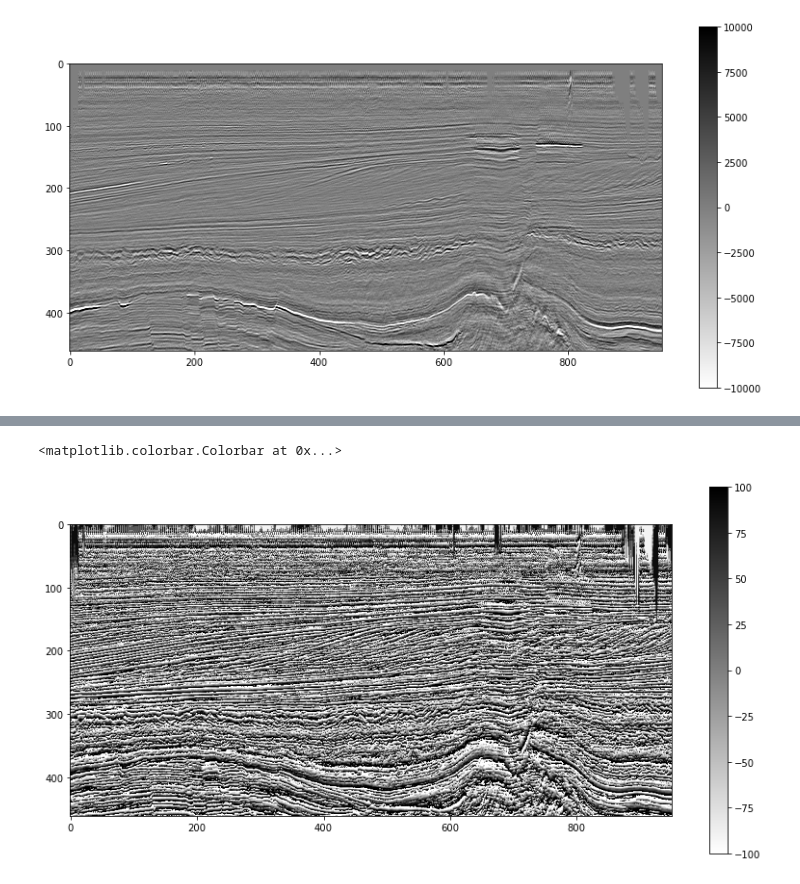
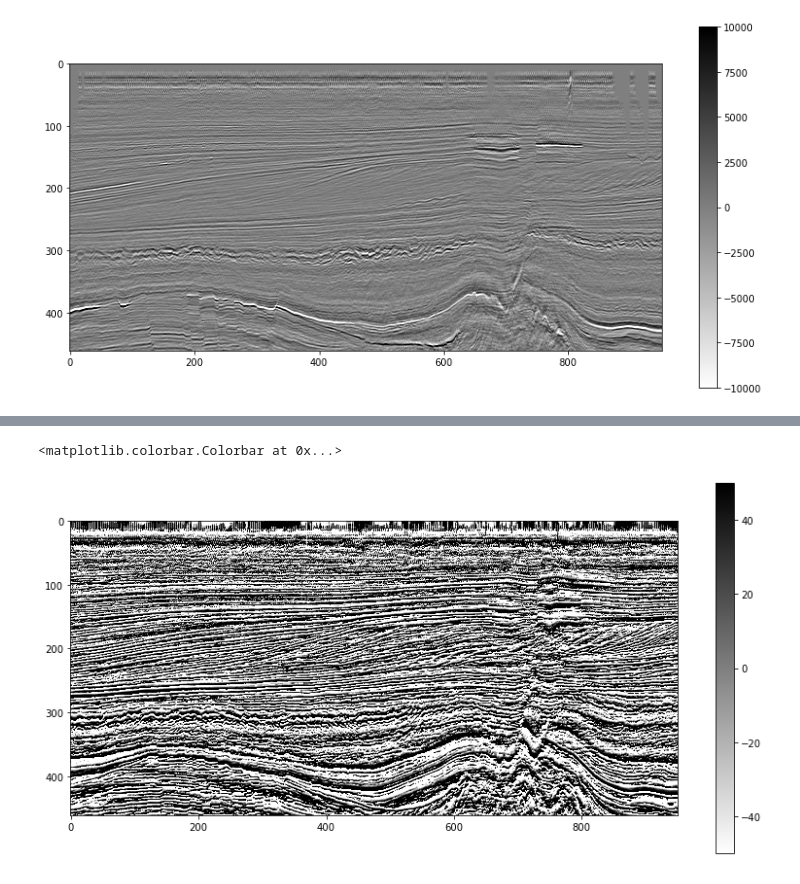
Before and after one commit to alexleogc/GEO214_Interpretacao_de_dados_sismicos_2021_2, a Jupyter notebook: Notebooks/005_Single_trace_attribute.ipynb, the cells around one changed output, grey strips where cells are left out. Cells and saved outputs as stored; diff of their text form; code cells hidden in the pictures.

```diff
--- a/Notebooks/005_Single_trace_attribute.ipynb
+++ b/Notebooks/005_Single_trace_attribute.ipynb
@@ -64,5 +64,5 @@ plt.colorbar()
 # %%
-iline = seismic_data.iline[100]
+iline = seismic_data.iline[170]
 iline.shape
 # %% [output]
 (951, 462)
@@ -73,5 +73,5 @@ plot_single_trace(iline[650])
 # %%
-trace = iline[650] #tomando o traço 150 para obter o traço complexo
+trace = iline[780] #tomando o traço 150 para obter o traço complexo
 # %%
 complex_trace = hilbert(trace)
 # %%
@@ -186,11 +184,11 @@ plt.colorbar()
 # %%
 plt.figure(figsize=(14,7))
 #amp_min, amp_max =-10000, 10000
-plt.imshow(iline_fase.T,aspect='equal',cmap='gray_r',vmin=-100,vmax=100)
+plt.imshow(iline_fase.T,aspect='equal',cmap='gray_r',vmin=-50,vmax=50)
 plt.colorbar()
 # %% [output]
 <matplotlib.colorbar.Colorbar at 0x...>
-[figure, old version]
+[figure, new version]
 # %%
 plt.figure(figsize=(14,9))
 #amp_min, amp_max =-10000, 10000
```
Also changed, not shown: parts of 20 cells of this notebook.
